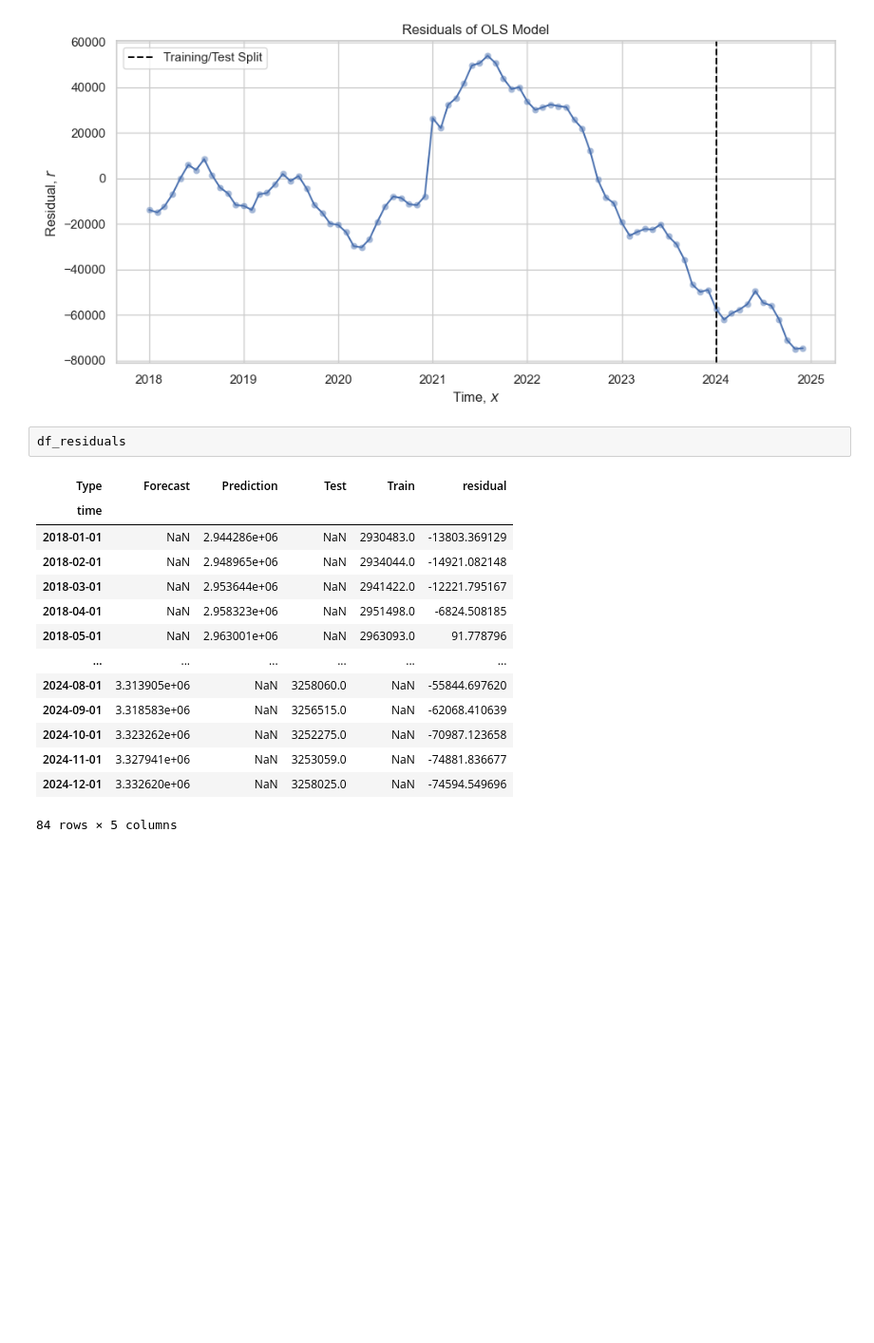
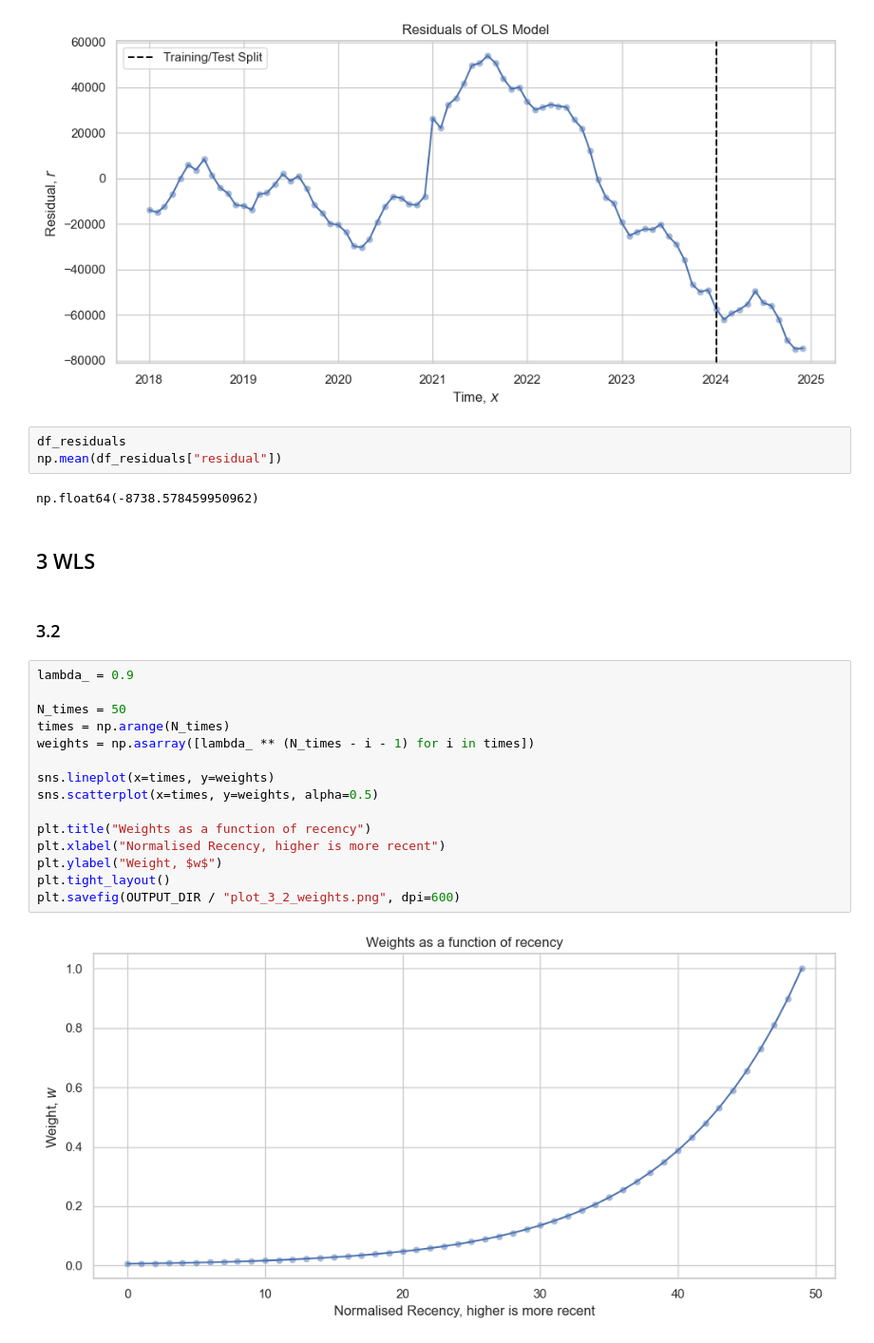
Before and after one commit to JeppeKlitgaard/DTU-02613-TimeSeries, a Jupyter notebook: Jeppe/explore_data.ipynb, the cells around one changed output. Shown: that part at 95% size. Drawn from its saved outputs; the diff is of its cells as text; blank space fills up the shorter version.

```diff
--- a/Jeppe/explore_data.ipynb
+++ b/Jeppe/explore_data.ipynb
@@ -301,20 +299,29 @@ plt.tight_layout()
 plt.savefig(OUTPUT_DIR / "plot_2_6_forecast_residuals.png", dpi=600)
 # %% [output]
 [figure]
-# %%
-df_residuals
-# %% [output]
-| Type | Forecast | Prediction | Test | Train | residual |
-| time |  |  |  |  |  |
-| 2018-01-01 | NaN | 2.944286e+06 | NaN | 2930483.0 | -13803.369129 |
-| 2018-02-01 | NaN | 2.948965e+06 | NaN | 2934044.0 | -14921.082148 |
-| 2018-03-01 | NaN | 2.953644e+06 | NaN | 2941422.0 | -12221.795167 |
-| 2018-04-01 | NaN | 2.958323e+06 | NaN | 2951498.0 | -6824.508185 |
-| 2018-05-01 | NaN | 2.963001e+06 | NaN | 2963093.0 | 91.778796 |
-| ... | ... | ... | ... | ... | ... |
-| 2024-08-01 | 3.313905e+06 | NaN | 3258060.0 | NaN | -55844.697620 |
-| 2024-09-01 | 3.318583e+06 | NaN | 3256515.0 | NaN | -62068.410639 |
-| 2024-10-01 | 3.323262e+06 | NaN | 3252275.0 | NaN | -70987.123658 |
-| 2024-11-01 | 3.327941e+06 | NaN | 3253059.0 | NaN | -74881.836677 |
-| 2024-12-01 | 3.332620e+06 | NaN | 3258025.0 | NaN | -74594.549696 |
-84 rows × 5 columns
+# %%
+df_residuals
+np.mean(df_residuals["residual"])
+# %% [output]
+np.float64(-8738.578459950962)
+# %% [markdown]
+## 3 WLS
+# %% [markdown]
+### 3.2
+# %%
+lambda_ = 0.9
+
+N_times = 50
+times = np.arange(N_times)
+weights = np.asarray([lambda_ ** (N_times - i - 1) for i in times])
+
+sns.lineplot(x=times, y=weights)
+sns.scatterplot(x=times, y=weights, alpha=0.5)
+
+plt.title("Weights as a function of recency")
+plt.xlabel("Normalised Recency, higher is more recent")
+plt.ylabel("Weight, $w$")
+plt.tight_layout()
+plt.savefig(OUTPUT_DIR / "plot_3_2_weights.png", dpi=600)
+# %% [output]
+[figure, added]
```
Also changed, not shown: parts of 12 cells of this notebook, 7 other files.
